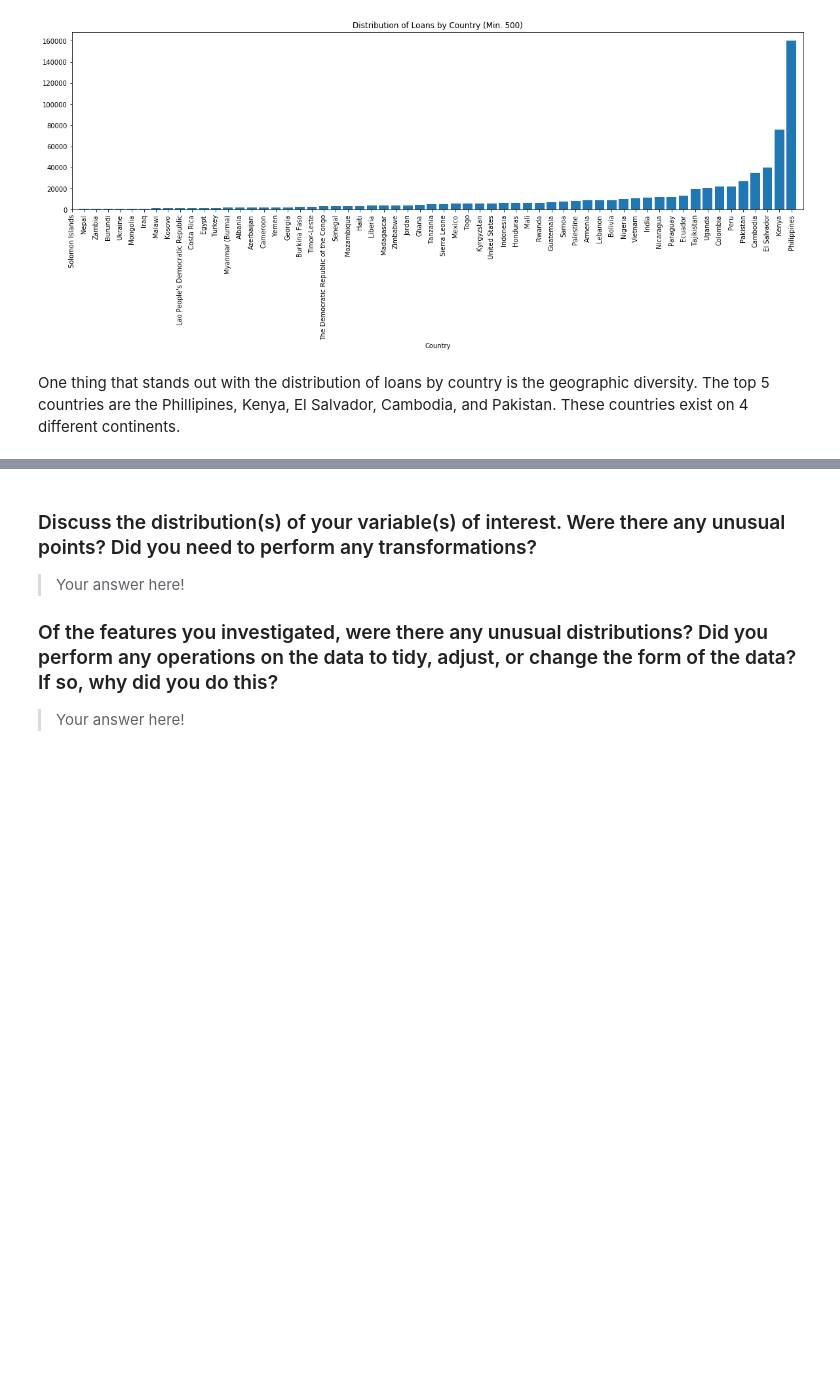
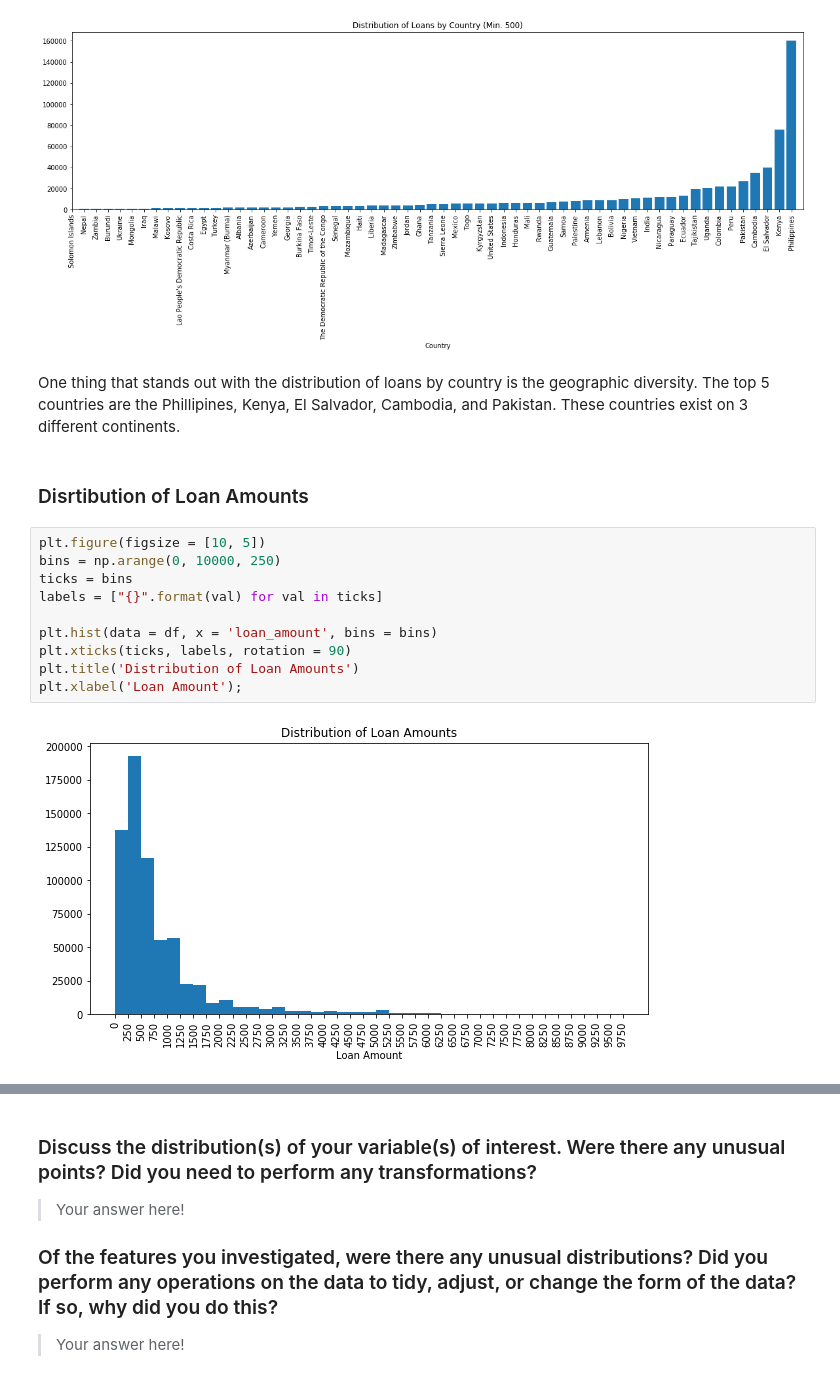
Before and after one commit to ChristopherSJames/kiva_repayment_analysis, a Jupyter notebook: kiva_repayment_analysis.ipynb, the cells around one changed output, grey strips where cells are left out. Cells and saved outputs as stored; diff of their text form; blank space fills up the shorter version.

```diff
--- a/kiva_repayment_analysis.ipynb
+++ b/kiva_repayment_analysis.ipynb
@@ -93,4 +93,18 @@ plt.xlim(left = 27, right = 87+1);
 # %% [output]
 [figure]
 # %% [markdown]
-One thing that stands out with the distribution of loans by country is the geographic diversity. The top 5 countries are the Phillipines, Kenya, El Salvador, Cambodia, and Pakistan. These countries exist on 4 different continents.
+One thing that stands out with the distribution of loans by country is the geographic diversity. The top 5 countries are the Phillipines, Kenya, El Salvador, Cambodia, and Pakistan. These countries exist on 3 different continents.
+# %% [markdown]
+### Disrtibution of Loan Amounts
+# %%
+plt.figure(figsize = [10, 5])
+bins = np.arange(0, 10000, 250)
+ticks = bins
+labels = ["{}".format(val) for val in ticks]
+
+plt.hist(data = df, x = 'loan_amount', bins = bins)
+plt.xticks(ticks, labels, rotation = 90)
+plt.title('Distribution of Loan Amounts')
+plt.xlabel('Loan Amount');
+# %% [output]
+[figure, added]
```
Also changed, not shown: parts of 4 cells of this notebook.
